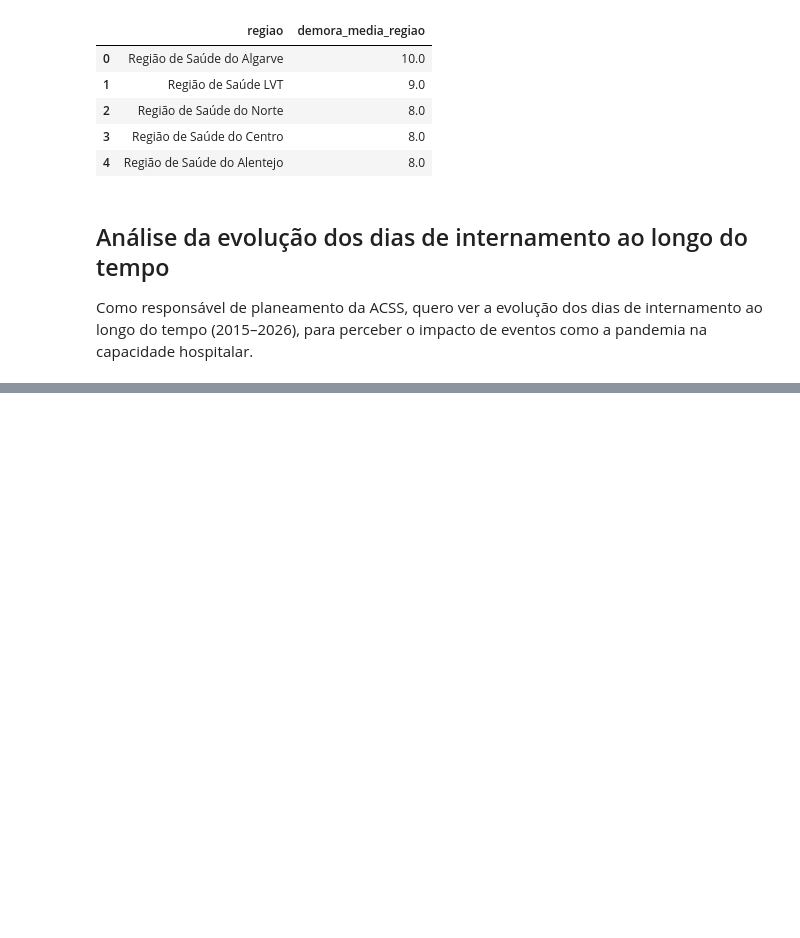
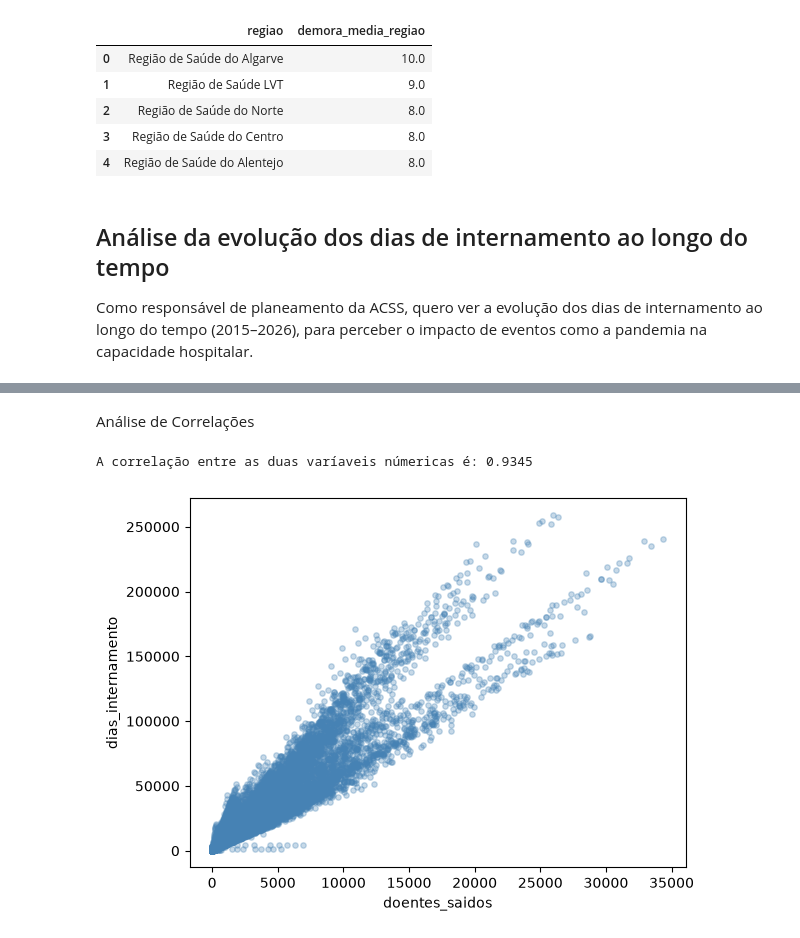
Before and after one commit to barbara-alves-0/Projeto-Final-Git, a Jupyter notebook: src/1_analise.ipynb, the cells around one changed output, grey strips where cells are left out. Saved outputs shown, nothing was run; the diff lists cells and outputs as text; code cells hidden in the pictures; blank space fills up the shorter version.

```diff
--- a/src/1_analise.ipynb
+++ b/src/1_analise.ipynb
@@ -77,3 +77,23 @@ display(pd.read_sql(q, con))
 | 9 | 2024 | 9.0 |
 | 10 | 2025 | 9.0 |
 | 11 | 2026 | 9.0 |
+# %% [markdown]
+Análise de Correlações
+# %%
+
+import matplotlib.pyplot as plt
+
+df.plot(
+
+    kind="scatter",
+    x="doentes_saidos",
+    y="dias_internamento",
+    alpha=0.3,          # transparência para revelar densidade
+    s=15,               # pontos mais pequenos
+    color="steelblue")
+
+correlacao = df["doentes_saidos"].corr(df["dias_internamento"])
+print(f"A correlação entre as duas varíaveis númericas é: {correlacao:.4f}")
+# %% [output]
+A correlação entre as duas varíaveis númericas é: 0.9345
+[figure, added]
```
Also changed, not shown: parts of 3 cells of this notebook.
